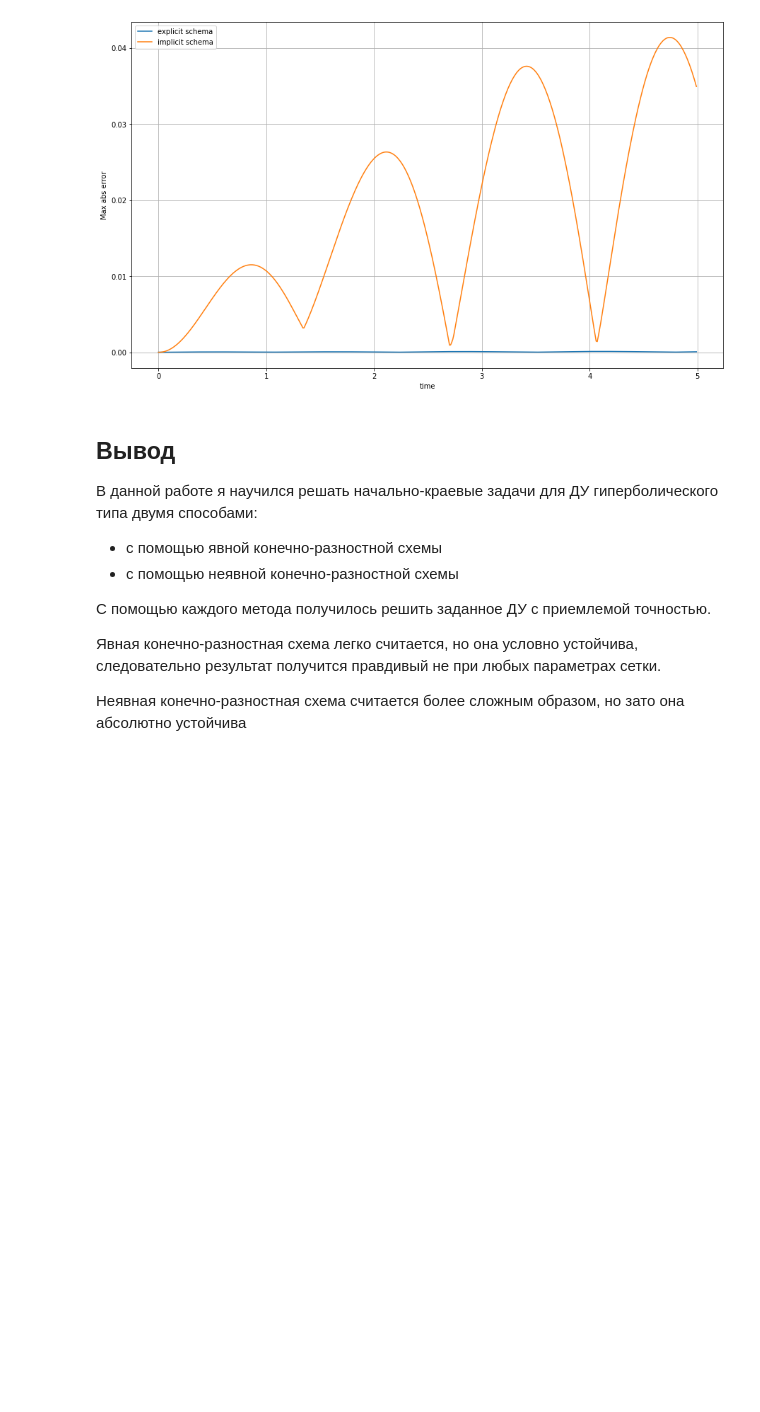
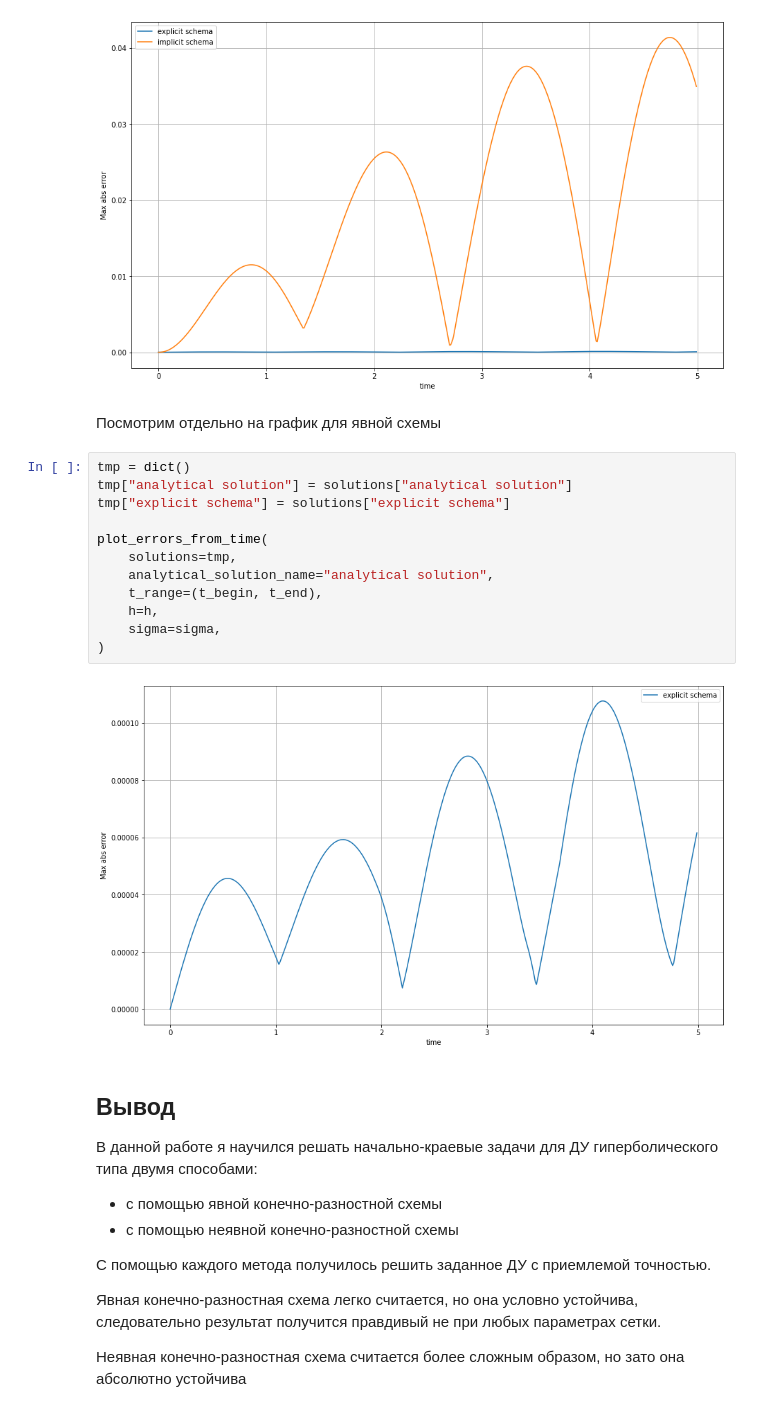
Before and after one commit to mosikk/MAI-Numerical-Methods, a Jupyter notebook: lab6/nm_lab6.ipynb, the cells around one changed output. Cells and saved outputs as stored; diff of their text form; blank space fills up the shorter version.

```diff
--- a/lab6/nm_lab6.ipynb
+++ b/lab6/nm_lab6.ipynb
@@ -399,6 +397,22 @@ plot_errors_from_time(
 )
 # %% [output]
 [figure]
+# %% [markdown]
+Посмотрим отдельно на график для явной схемы
+# %%
+tmp = dict()
+tmp["analytical solution"] = solutions["analytical solution"]
+tmp["explicit schema"] = solutions["explicit schema"]
+
+plot_errors_from_time(
+    solutions=tmp,
+    analytical_solution_name="analytical solution",
+    t_range=(t_begin, t_end),
+    h=h,
+    sigma=sigma,
+)
+# %% [output]
+[figure, added]
 # %% [markdown]
 ## Вывод
 
```
Also changed, not shown: parts of 3 cells of this notebook.
